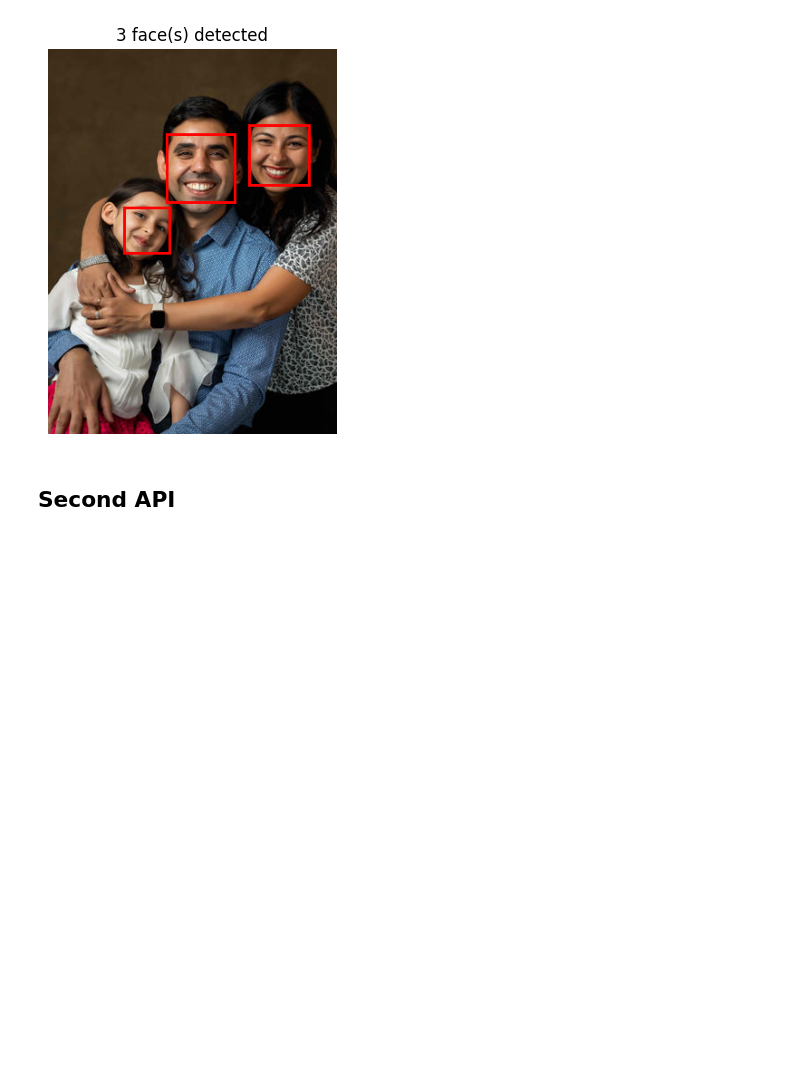
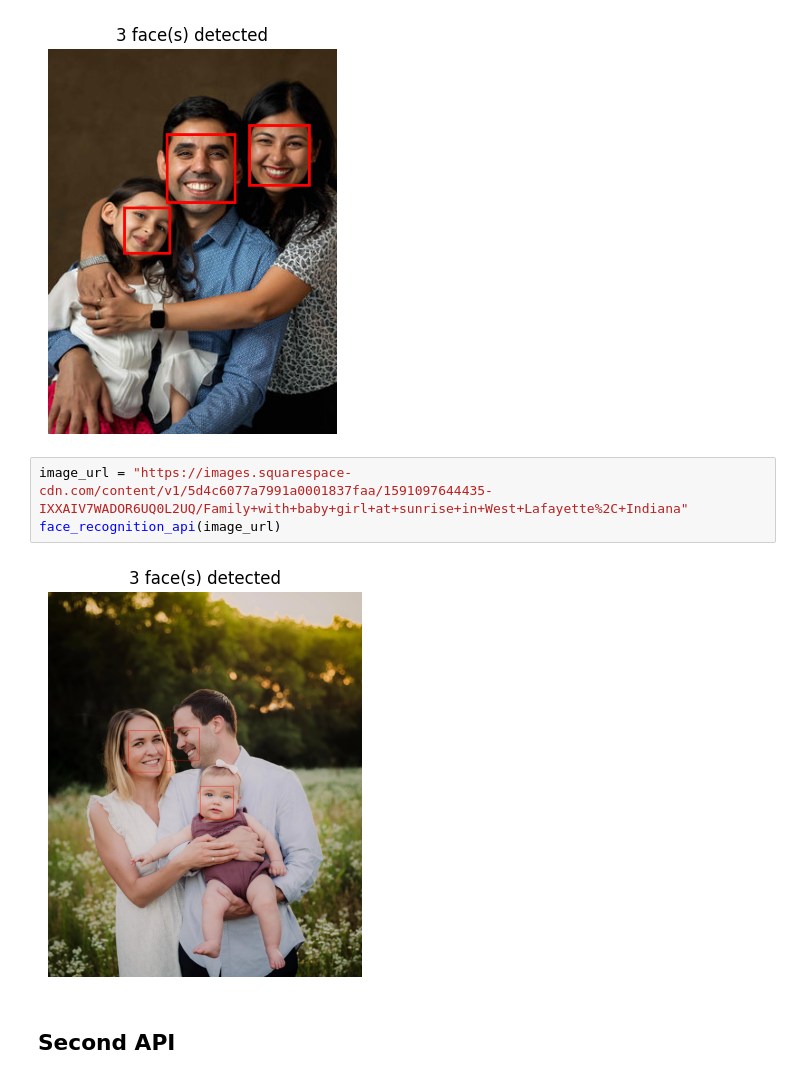
Before and after one commit to AloPedrero/cloud_computing, a Jupyter notebook: homework7/src/homework7.ipynb, the cells around one changed output. Drawn from its saved outputs; the diff is of its cells as text; blank space fills up the shorter version.

```diff
--- a/homework4/src/homework4.ipynb
+++ b/homework7/src/homework7.ipynb
@@ -96,6 +112,11 @@ image_url = "https://static.wixstatic.com/media/46ccc2_af7aa625e1174893a2a7db036
 face_recognition_api(image_url)
 # %% [output]
 [figure]
+# %%
+image_url = "https://images.squarespace-cdn.com/content/v1/5d4c6077a7991a0001837faa/1591097644435-IXXAIV7WADOR6UQ0L2UQ/Family+with+baby+girl+at+sunrise+in+West+Lafayette%2C+Indiana"
+face_recognition_api(image_url)
+# %% [output]
+[figure, added]
 # %% [markdown]
 ## Second API
 # %%
```
Also changed, not shown: parts of 3 cells of this notebook, 5 other files.
